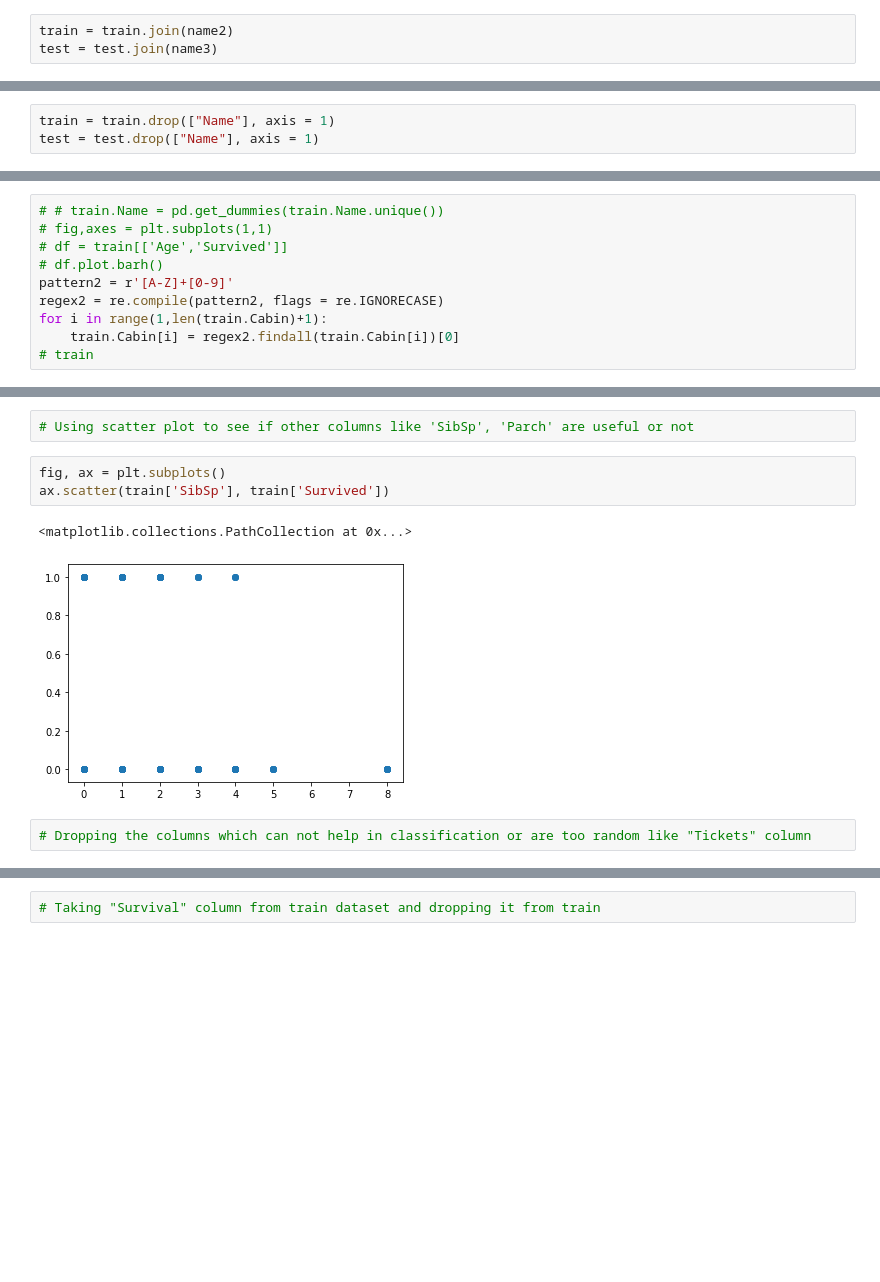
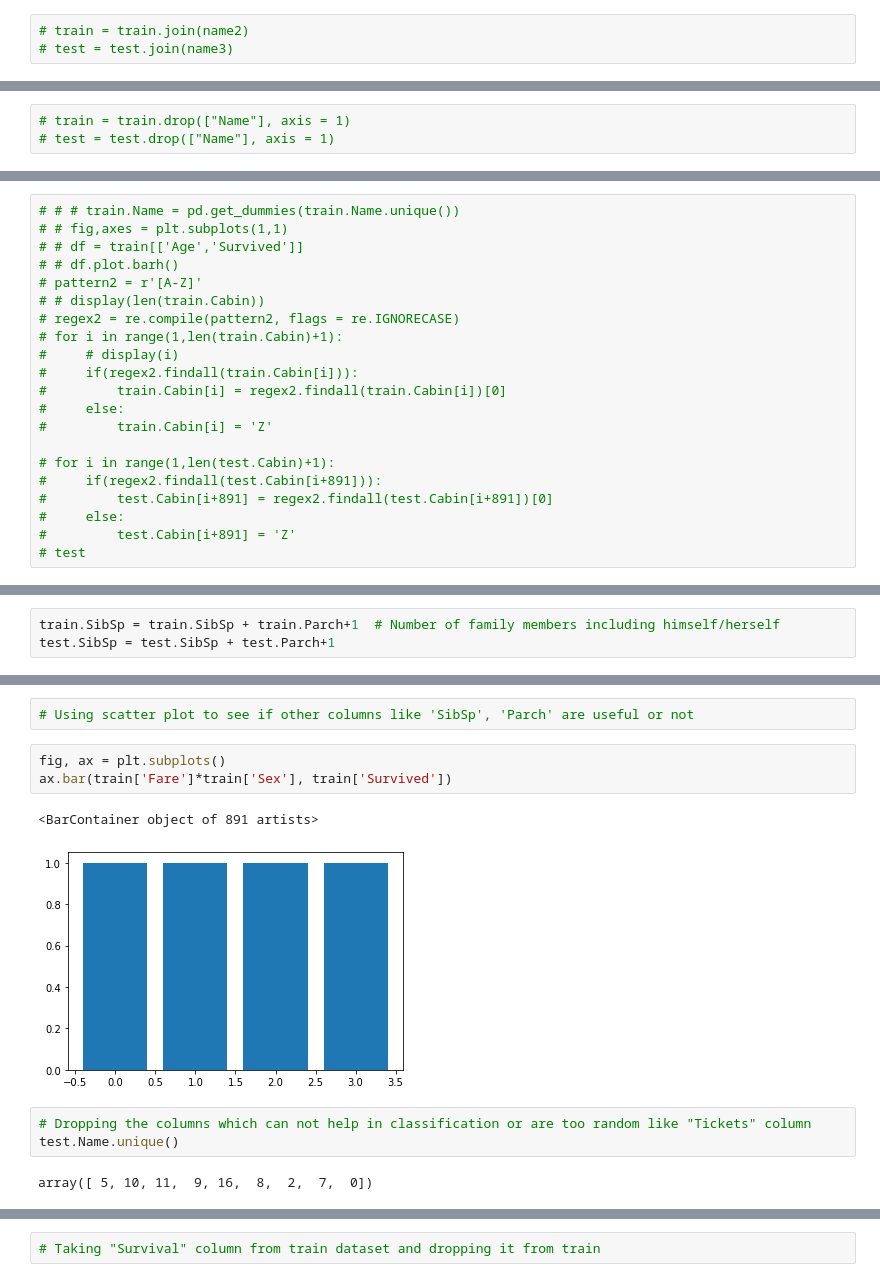
Before and after one commit to akhil14shukla/Titanic-Survival-Project, a Jupyter notebook: vs.ipynb, the cells around one changed output, grey strips where cells are left out. Saved outputs shown, nothing was run; the diff lists cells and outputs as text; blank space fills up the shorter version.

```diff
--- a/vs.ipynb
+++ b/vs.ipynb
@@ -88,13 +178,13 @@ name3 = name[891:] #working
 # %%
-train = train.join(name2)
-test = test.join(name3)
+# train = train.join(name2)
+# test = test.join(name3)
 # %%
 # train
 # %%
 # Dropping the "Name" column as we have joined the dummy variables so its of no use to us.
 # %%
-train = train.drop(["Name"], axis = 1)
-test = test.drop(["Name"], axis = 1)
+# train = train.drop(["Name"], axis = 1)
+# test = test.drop(["Name"], axis = 1)
 # %%
 # Gender is another column with string type, explicitly replacing male and female with 0 and 1 respectively
 # %%
@@ -106,12 +196,23 @@ test = test.replace(to_replace=["female"],value=1)
 # %%
 # What you will see below is a failed attempt to incorporate "Cabin" column using the same procedure.
 # %%
-# # train.Name = pd.get_dummies(train.Name.unique())
-# fig,axes = plt.subplots(1,1)
-# df = train[['Age','Survived']]
-# df.plot.barh()
-pattern2 = r'[A-Z]+[0-9]'
-regex2 = re.compile(pattern2, flags = re.IGNORECASE)
-for i in range(1,len(train.Cabin)+1):
-    train.Cabin[i] = regex2.findall(train.Cabin[i])[0]
-# train
+# # # train.Name = pd.get_dummies(train.Name.unique())
+# # fig,axes = plt.subplots(1,1)
+# # df = train[['Age','Survived']]
+# # df.plot.barh()
+# pattern2 = r'[A-Z]'
+# # display(len(train.Cabin))
+# regex2 = re.compile(pattern2, flags = re.IGNORECASE)
+# for i in range(1,len(train.Cabin)+1):
+#     # display(i)
+#     if(regex2.findall(train.Cabin[i])):
+#         train.Cabin[i] = regex2.findall(train.Cabin[i])[0]
+#     else:
+#         train.Cabin[i] = 'Z'
+
+# for i in range(1,len(test.Cabin)+1):
+#     if(regex2.findall(test.Cabin[i+891])):
+#         test.Cabin[i+891] = regex2.findall(test.Cabin[i+891])[0]
+#     else:
+#         test.Cabin[i+891] = 'Z'
+# test
@@ -120,3 +240,6 @@ TypeError: expected string or bytes-like object
+# %%
+train.SibSp = train.SibSp + train.Parch+1  # Number of family members including himself/herself
+test.SibSp = test.SibSp + test.Parch+1
 # %%
 # For "Embarked" column I again used One-Hot Encoding, by concatenating from both datasets, creating dummy variables, increasing the index by 1, joining them using index to their own datasets and then droppig "Embarked" column. Other way is to explicitly replace ['S', 'C', 'Q'] with integer values.
 # %%
@@ -148,10 +276,13 @@ Index(['Survived', 'Pclass', 'Sex', 'Age', 'SibSp', 'Parch', 'Ticket', 'Fare',
 # Using scatter plot to see if other columns like 'SibSp', 'Parch' are useful or not
 # %%
 fig, ax = plt.subplots()
-ax.scatter(train['SibSp'], train['Survived'])
+ax.bar(train['Fare']*train['Sex'], train['Survived'])
 # %% [output]
-<matplotlib.collections.PathCollection at 0x...>
+<BarContainer object of 891 artists>
-[figure, old version]
+[figure, new version]
 # %%
 # Dropping the columns which can not help in classification or are too random like "Tickets" column
+test.Name.unique()
+# %% [output]
+array([ 5, 10, 11,  9, 16,  8,  2,  7,  0])
 # %%
```
Also changed, not shown: parts of 42 cells of this notebook.
